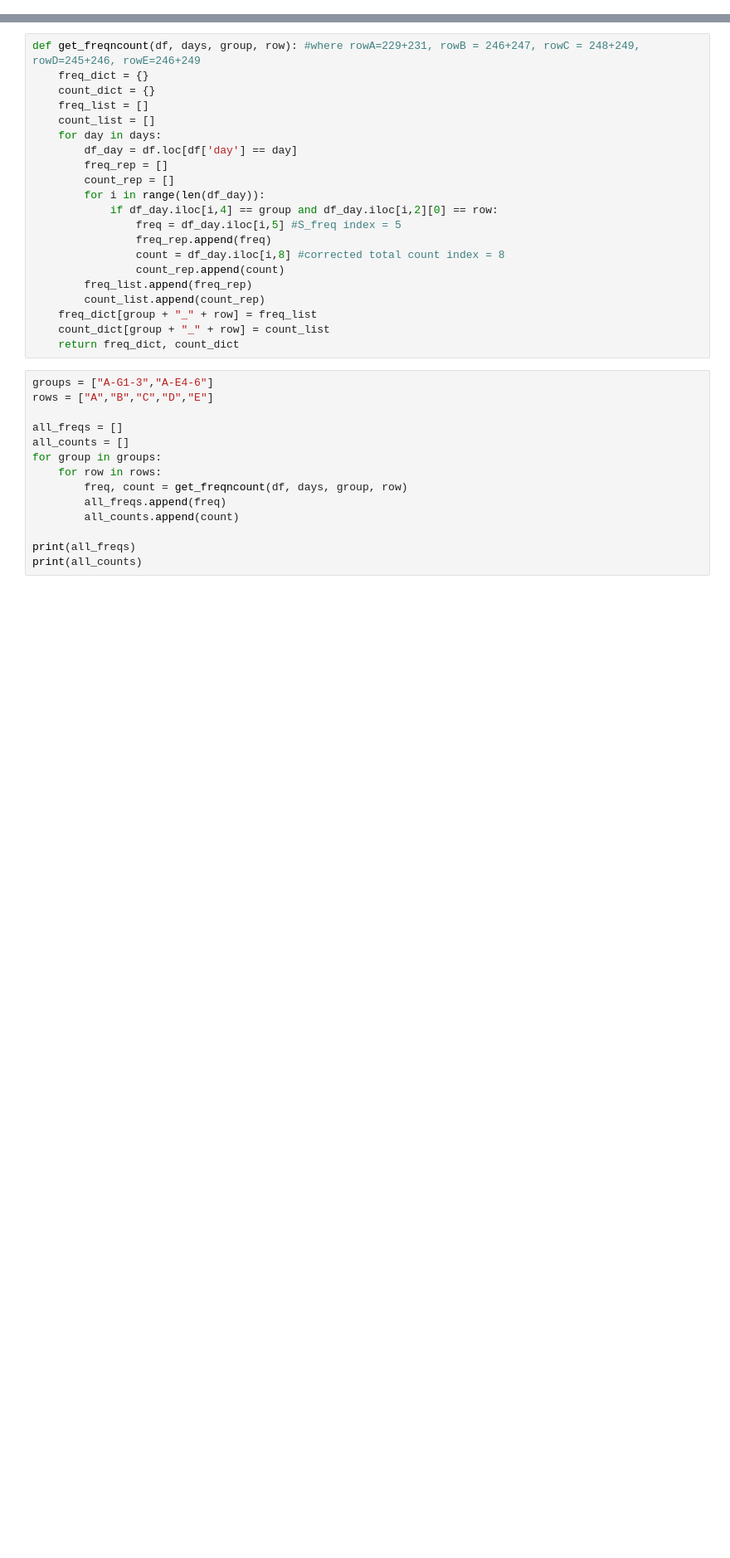
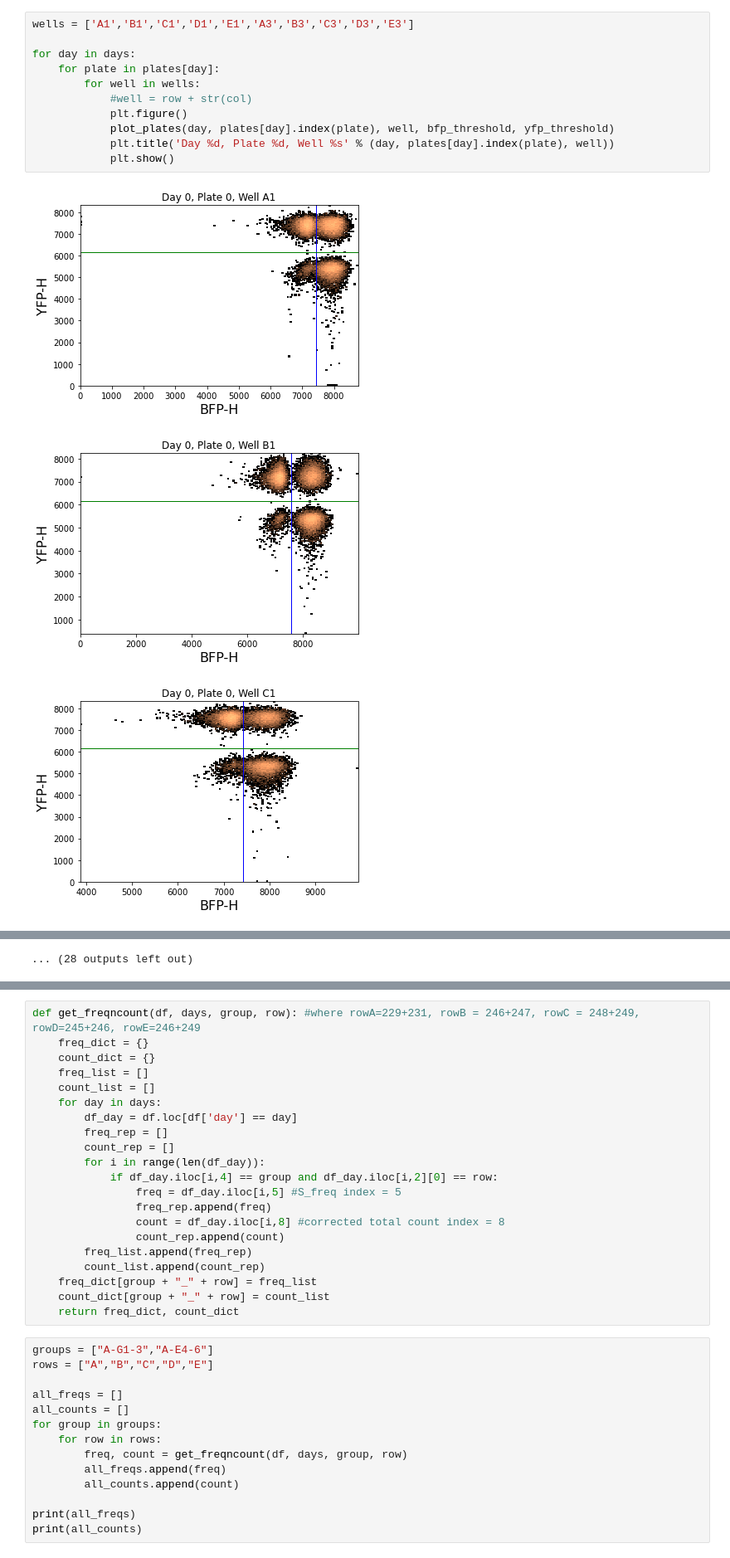
Before and after one commit to kristenlok/MonocultureFlucts, a Jupyter notebook: Monoculture fluctuations.ipynb, the cells around one changed output, grey strips where cells are left out. Shown at 83% size. Drawn from its saved outputs; the diff is of its cells as text; blank space fills up the shorter version.

```diff
--- a/Monoculture fluctuations.ipynb
+++ b/Monoculture fluctuations.ipynb
@@ -78,0 +96,15 @@ df_temp.head()
+# %%
+wells = ['A1','B1','C1','D1','E1','A3','B3','C3','D3','E3']
+
+for day in days:
+    for plate in plates[day]:
+        for well in wells:
+            #well = row + str(col)
+            plt.figure()
+            plot_plates(day, plates[day].index(plate), well, bfp_threshold, yfp_threshold)
+            plt.title('Day %d, Plate %d, Well %s' % (day, plates[day].index(plate), well))
+            plt.show()
+# %% [output]
+[figure, added]
+[figure, added]
+[figure, added]
@@ -79,3 +120,4 @@ df_temp.head()
+... (28 outputs left out)
 # %%
 b_data=[]
 
```
Also changed, not shown: parts of 37 cells of this notebook, 1 other file.
